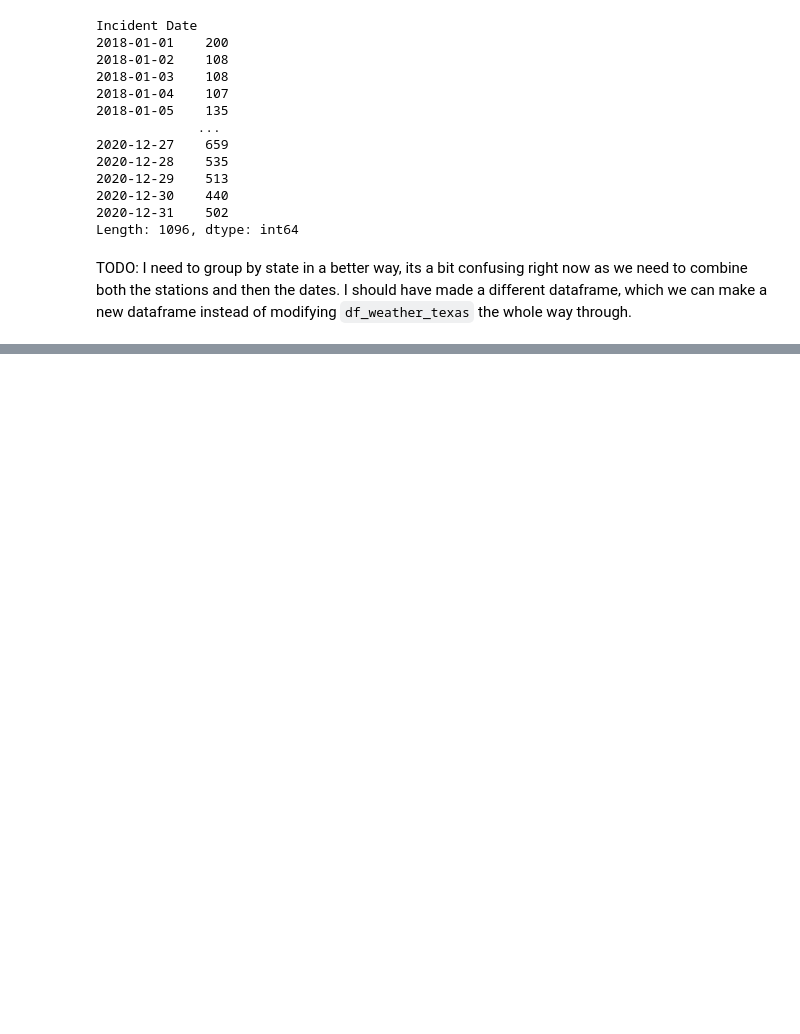
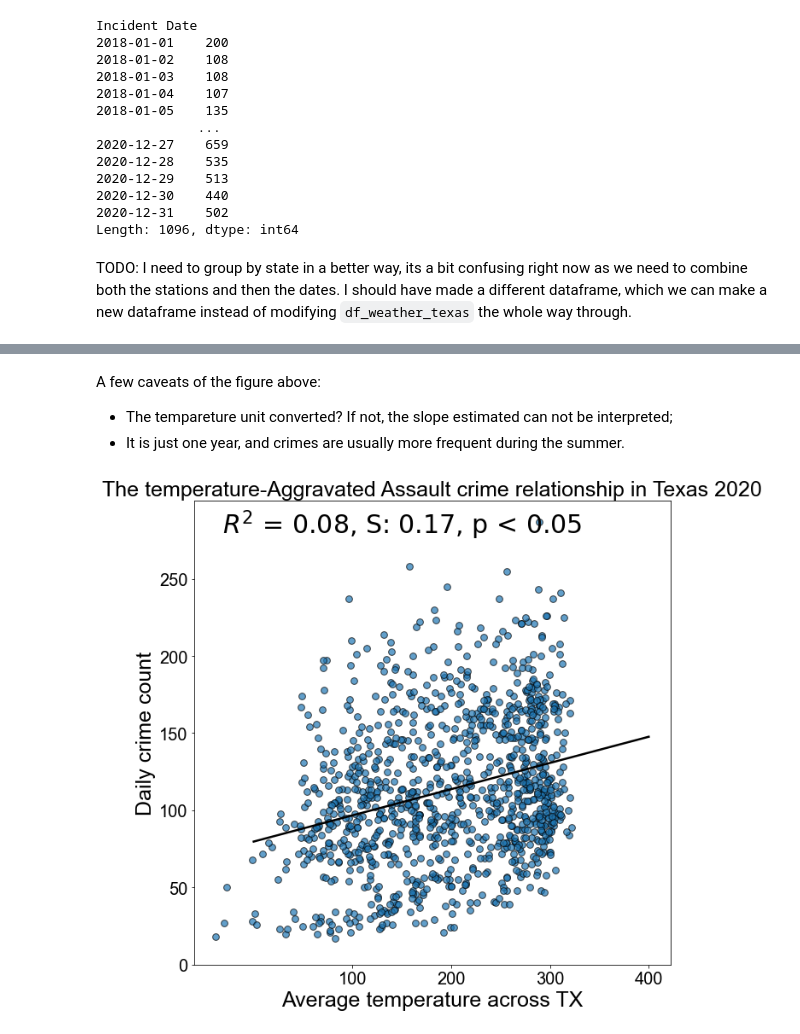
Before and after one commit to gavintchan/data200-grad-project, a Jupyter notebook: data200_grad_project.ipynb, the cells around one changed output, grey strips where cells are left out. Drawn from its saved outputs; the diff is of its cells as text; code cells hidden in the pictures; blank space fills up the shorter version.

```diff
--- a/data200_grad_project.ipynb
+++ b/data200_grad_project.ipynb
@@ -938,0 +996,42 @@ TODO: I need to group by state in a better way, its a bit confusing right now as
+# %% [markdown]
+A few caveats of the figure above:
+* The tempareture unit converted? If not, the slope estimated can not be interpreted;
+* It is just one year, and crimes are usually more frequent during the summer.
+# %%
+def plot_temperature_crime_relationship(type):
+    df_Texas_by_date = (
+    df_crime_data[(df_crime_data['UCR Offense Code']==type)
+                  & (df_crime_data['State Code']==42)]
+        .groupby('Incident Date')
+        .size()
+        )
+    fig = plt.figure(figsize=(10, 10))
+    plt.scatter(df_weather_texas_by_date_2020["TAVG"].tolist(), df_Texas_by_date.values.tolist(), s=60, alpha=0.7, edgecolors="k")
+
+    slope, intercept, r, p, se = linregress(df_weather_texas_by_date_2020["TAVG"].tolist(), df_Texas_by_date.values.tolist())
+    crime_pred = slope * df_weather_texas_by_date_2020["TAVG"] + intercept
+    r2 = r2_score(df_Texas_by_date.values.tolist(), crime_pred)
+    # Create sequence of 100 numbers from 0 to 100
+    xseq = np.linspace(0, 400, num=100)
+    # Plot regression line
+    plt.plot(xseq, intercept + slope * xseq, color="k", lw=2.5)
+    local_max = int(np.max(df_Texas_by_date.values.tolist()) / 50) * 50 + 50
+    local_min = int(np.min(df_Texas_by_date.values.tolist()) / 50) * 50
+    plt.xticks(np.arange(100, 401, step=100), fontname = "Arial", fontsize=20)
+    plt.yticks(np.arange(local_min, local_max, step=50), fontname = "Arial", fontsize=20)
+    plt.xlabel("Average temperature across TX", fontname = "Arial", fontsize=25)
+    plt.ylabel("Daily crime count", fontname = "Arial", fontsize=25)
+    p_str = ", p < 0.05" if p < 0.05 else ", p: " + str(round(p, 2))
+    plt.text(150, local_max * 0.95,
+                        '${R^2}$ = ' + str(round(r2, 2)) + ", S: " + str(round(slope, 2)) + p_str,
+                        horizontalalignment='center',
+                        verticalalignment='center',
+                        fontsize=30)
+    plt.title("The temperature-" + type + " crime relationship in Texas 2020", fontname = "Arial", fontsize=25)
+    plt.show()
+    return
+
+
+plot_temperature_crime_relationship("Aggravated Assault")
+# %% [output]
+[figure, added]
```
Also changed, not shown: parts of 17 cells of this notebook.
